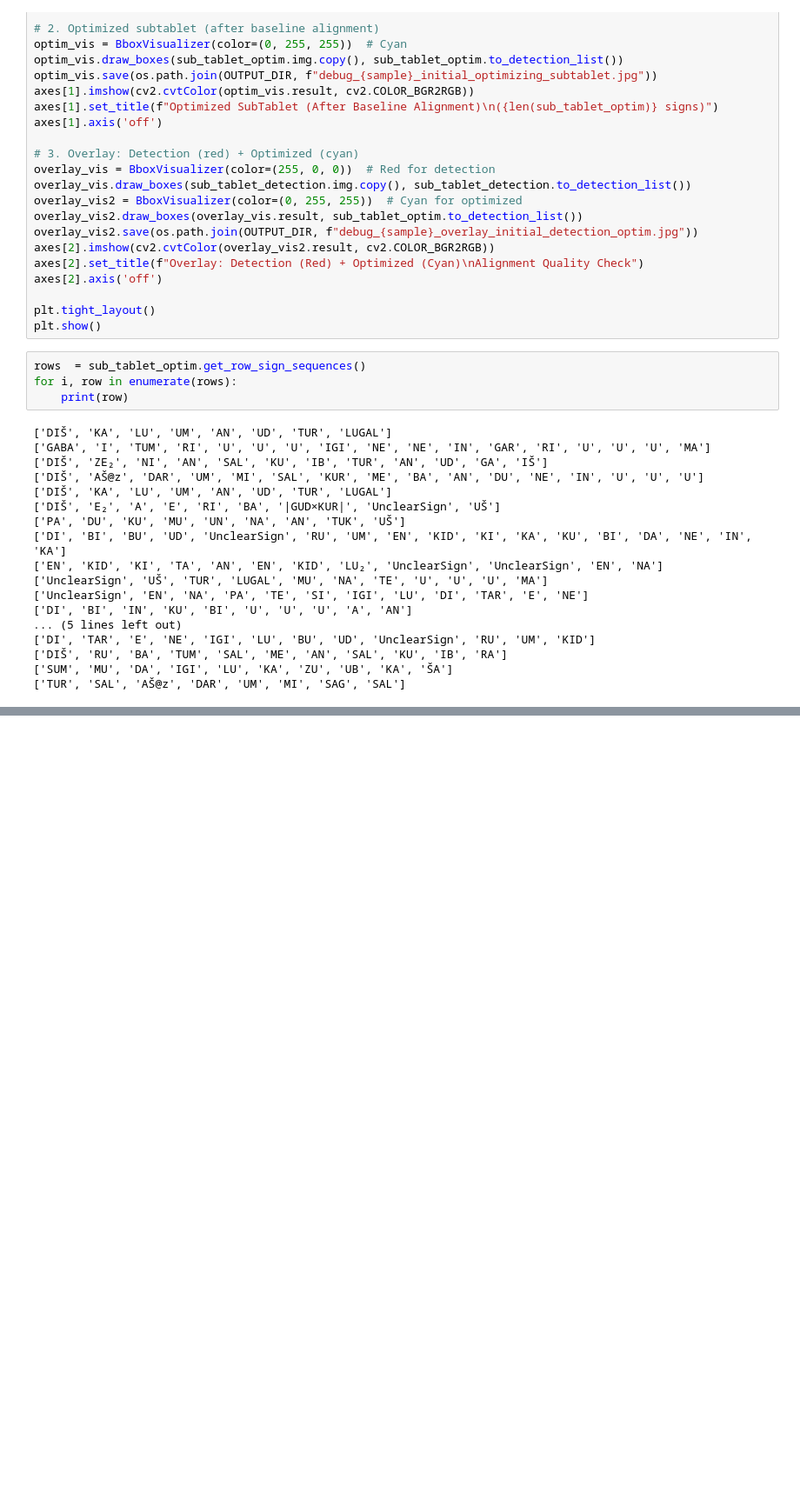
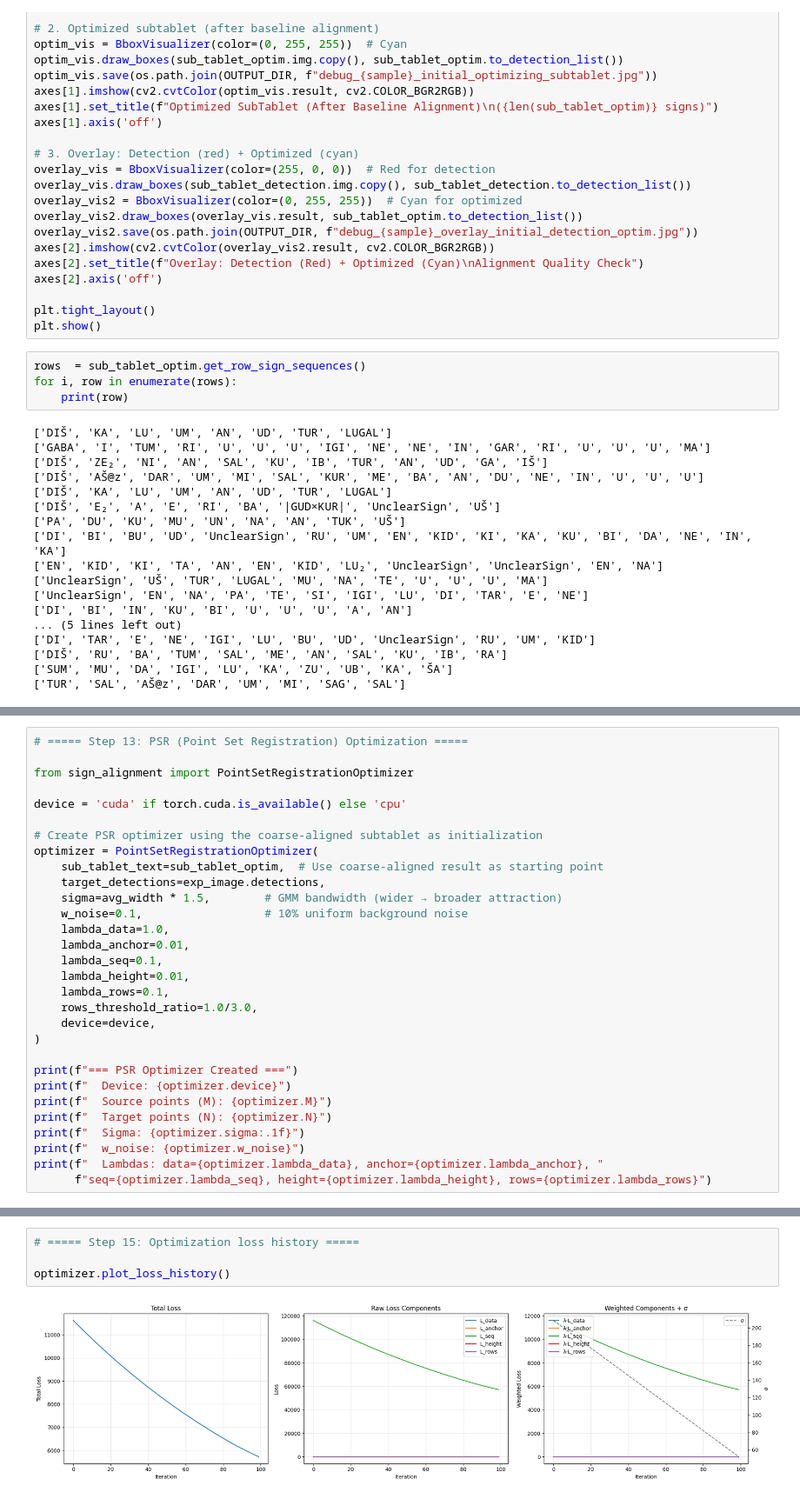
Before and after one commit to ElectronicBabylonianLiterature/cuneiform-ocr, a Jupyter notebook: signs_alignment.ipynb, the cells around one changed output, grey strips where cells are left out. Shown at 87% size. Drawn from its saved outputs; the diff is of its cells as text; blank space fills up the shorter version.

Commit message:
rough alignment

```diff
--- a/signs_alignment.ipynb
+++ b/signs_alignment.ipynb
@@ -647,0 +644,30 @@ for i, row in enumerate(rows):
+# %%
+# ===== Step 13: PSR (Point Set Registration) Optimization =====
+
+from sign_alignment import PointSetRegistrationOptimizer
+
+device = 'cuda' if torch.cuda.is_available() else 'cpu'
+
+# Create PSR optimizer using the coarse-aligned subtablet as initialization
+optimizer = PointSetRegistrationOptimizer(
+    sub_tablet_text=sub_tablet_optim,  # Use coarse-aligned result as starting point
+    target_detections=exp_image.detections,
+    sigma=avg_width * 1.5,        # GMM bandwidth (wider → broader attraction)
+    w_noise=0.1,                  # 10% uniform background noise
+    lambda_data=1.0,
+    lambda_anchor=0.01,
+    lambda_seq=0.1,
+    lambda_height=0.01,
+    lambda_rows=0.1,
+    rows_threshold_ratio=1.0/3.0,
+    device=device,
+)
+
+print(f"=== PSR Optimizer Created ===")
+print(f"  Device: {optimizer.device}")
+print(f"  Source points (M): {optimizer.M}")
+print(f"  Target points (N): {optimizer.N}")
+print(f"  Sigma: {optimizer.sigma:.1f}")
+print(f"  w_noise: {optimizer.w_noise}")
+print(f"  Lambdas: data={optimizer.lambda_data}, anchor={optimizer.lambda_anchor}, "
+      f"seq={optimizer.lambda_seq}, height={optimizer.lambda_height}, rows={optimizer.lambda_rows}")
@@ -647,0 +716,6 @@ for i, row in enumerate(rows):
+# %%
+# ===== Step 15: Optimization loss history =====
+
+optimizer.plot_loss_history()
+# %% [output]
+[figure, added]
```
Also changed, not shown: parts of 5 cells of this notebook.
